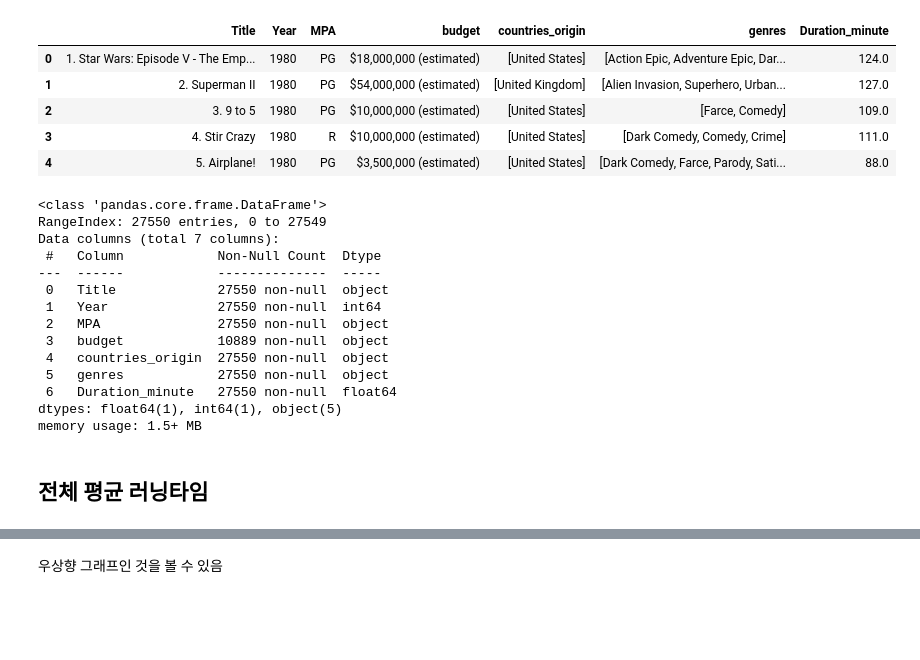
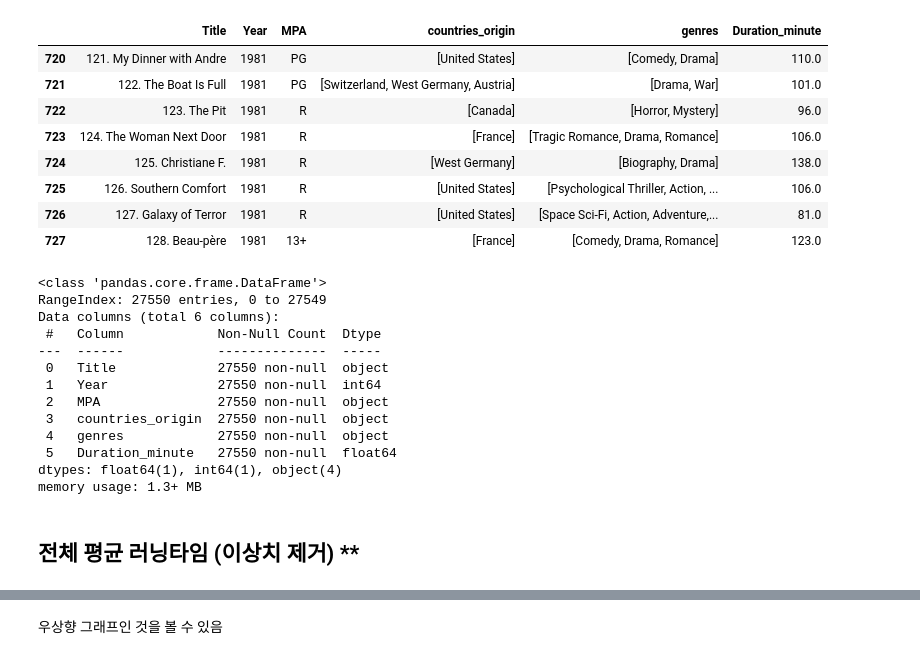
Before and after one commit to Encore-SKN-17/EDA_MINI_1TEAM, a Jupyter notebook: movie_EDA.ipynb, the cells around one changed output, grey strips where cells are left out. Saved outputs shown, nothing was run; the diff lists cells and outputs as text; code cells hidden in the pictures; blank space fills up the shorter version.

```diff
--- a/movie_EDA.ipynb
+++ b/movie_EDA.ipynb
@@ -7,30 +7,32 @@ import ast
 # %%
 movie_df = pd.read_csv('./movie/movie_1980_2025.csv')
 movie_df['genres'] = movie_df['genres'].apply(ast.literal_eval)
 movie_df['countries_origin'] = movie_df['countries_origin'].apply(ast.literal_eval)
-display(movie_df.head(5))
+display(movie_df[720:728])
 
 movie_df.info()
 # %% [output]
-|  | Title | Year | MPA | budget | countries_origin | genres | Duration_minute |
-| 0 | 1. Star Wars: Episode V - The Emp... | 1980 | PG | $18,000,000 (estimated) | [United States] | [Action Epic, Adventure Epic, Dar... | 124.0 |
-| 1 | 2. Superman II | 1980 | PG | $54,000,000 (estimated) | [United Kingdom] | [Alien Invasion, Superhero, Urban... | 127.0 |
-| 2 | 3. 9 to 5 | 1980 | PG | $10,000,000 (estimated) | [United States] | [Farce, Comedy] | 109.0 |
-| 3 | 4. Stir Crazy | 1980 | R | $10,000,000 (estimated) | [United States] | [Dark Comedy, Comedy, Crime] | 111.0 |
-| 4 | 5. Airplane! | 1980 | PG | $3,500,000 (estimated) | [United States] | [Dark Comedy, Farce, Parody, Sati... | 88.0 |
+|  | Title | Year | MPA | countries_origin | genres | Duration_minute |
+| 720 | 121. My Dinner with Andre | 1981 | PG | [United States] | [Comedy, Drama] | 110.0 |
+| 721 | 122. The Boat Is Full | 1981 | PG | [Switzerland, West Germany, Austria] | [Drama, War] | 101.0 |
+| 722 | 123. The Pit | 1981 | R | [Canada] | [Horror, Mystery] | 96.0 |
+| 723 | 124. The Woman Next Door | 1981 | R | [France] | [Tragic Romance, Drama, Romance] | 106.0 |
+| 724 | 125. Christiane F. | 1981 | R | [West Germany] | [Biography, Drama] | 138.0 |
+| 725 | 126. Southern Comfort | 1981 | R | [United States] | [Psychological Thriller, Action, ... | 106.0 |
+| 726 | 127. Galaxy of Terror | 1981 | R | [United States] | [Space Sci-Fi, Action, Adventure,... | 81.0 |
+| 727 | 128. Beau-père | 1981 | 13+ | [France] | [Comedy, Drama, Romance] | 123.0 |
 <class 'pandas.core.frame.DataFrame'>
 RangeIndex: 27550 entries, 0 to 27549
-Data columns (total 7 columns):
+Data columns (total 6 columns):
  #   Column            Non-Null Count  Dtype
 ---  ------            --------------  -----
  0   Title             27550 non-null  object
  1   Year              27550 non-null  int64
  2   MPA               27550 non-null  object
- 3   budget            10889 non-null  object
- 4   countries_origin  27550 non-null  object
- 5   genres            27550 non-null  object
- 6   Duration_minute   27550 non-null  float64
-dtypes: float64(1), int64(1), object(5)
-memory usage: 1.5+ MB
+ 3   countries_origin  27550 non-null  object
+ 4   genres            27550 non-null  object
+ 5   Duration_minute   27550 non-null  float64
+dtypes: float64(1), int64(1), object(4)
+memory usage: 1.3+ MB
 # %% [markdown]
-## 전체 평균 러닝타임
+## 전체 평균 러닝타임 (이상치 제거) **
```
Also changed, not shown: parts of 22 cells of this notebook, 1 other file.
